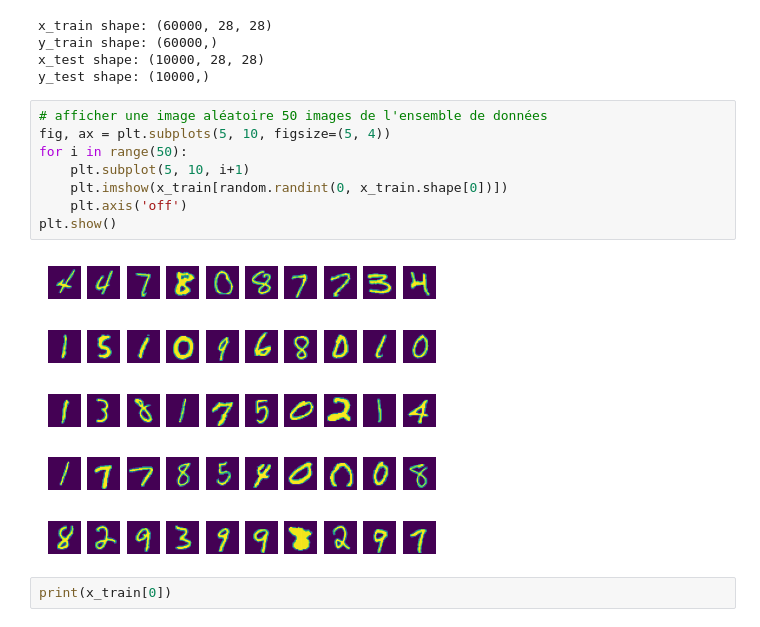
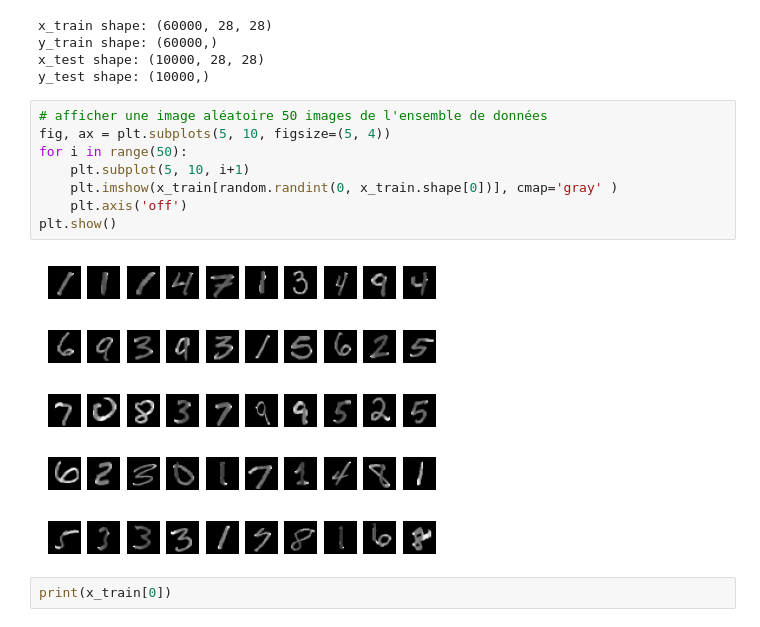
Before and after one commit to cherifissa/haindwritte_predict, a Jupyter notebook: number_predic.ipynb, the cells around one changed output. Cells and saved outputs as stored; diff of their text form.

```diff
--- a/number_predic.ipynb
+++ b/number_predic.ipynb
@@ -97,13 +97,13 @@ y_test shape: (10000,)
 # %%
 # afficher une image aléatoire 50 images de l'ensemble de données
 fig, ax = plt.subplots(5, 10, figsize=(5, 4))
 for i in range(50):
     plt.subplot(5, 10, i+1)
-    plt.imshow(x_train[random.randint(0, x_train.shape[0])])
+    plt.imshow(x_train[random.randint(0, x_train.shape[0])], cmap='gray' )
     plt.axis('off')
 plt.show()
 # %% [output]
-[figure, old version]
+[figure, new version]
 # %%
 print(x_train[0])
 # %% [output]
```
Also changed, not shown: parts of 5 cells of this notebook.
